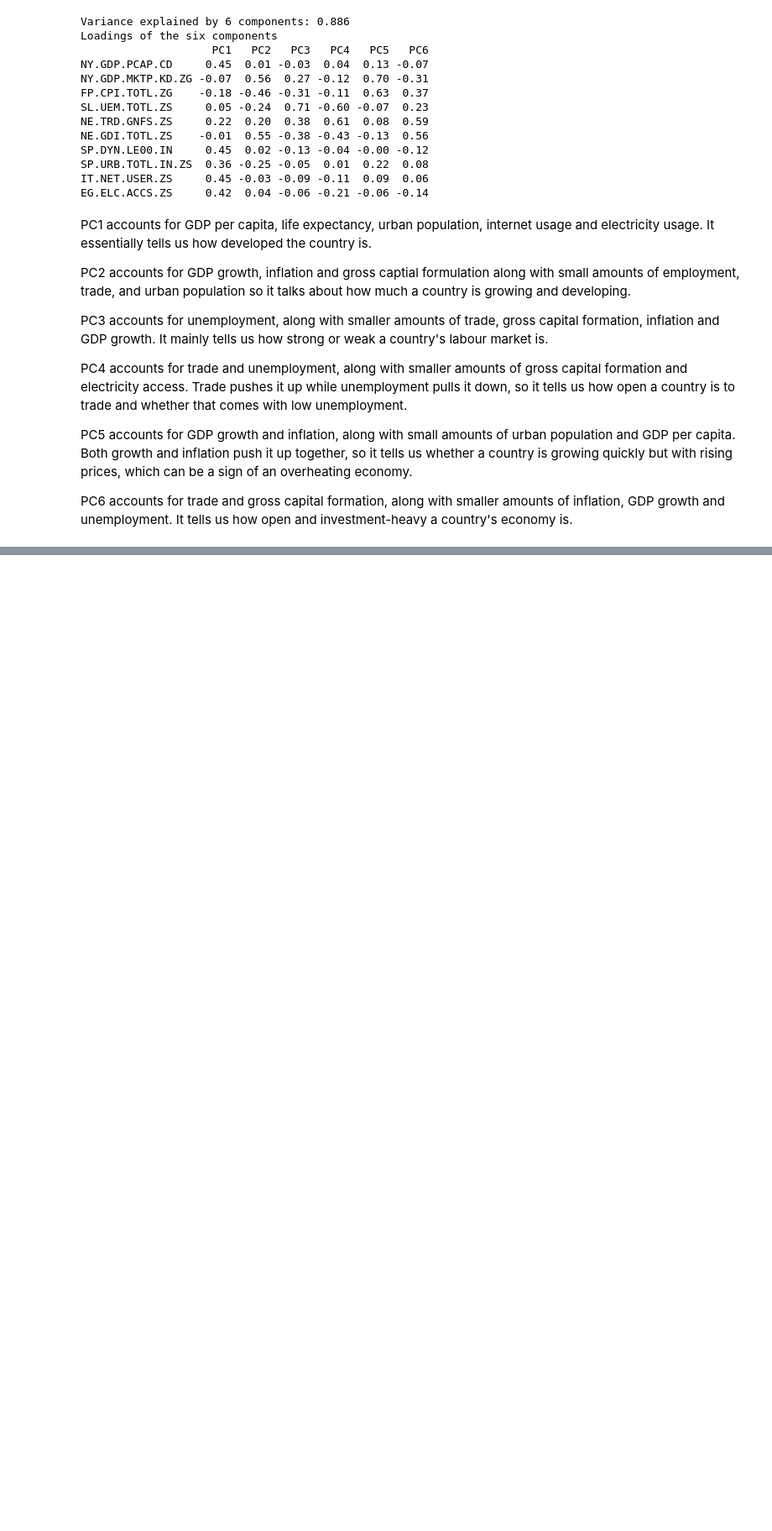
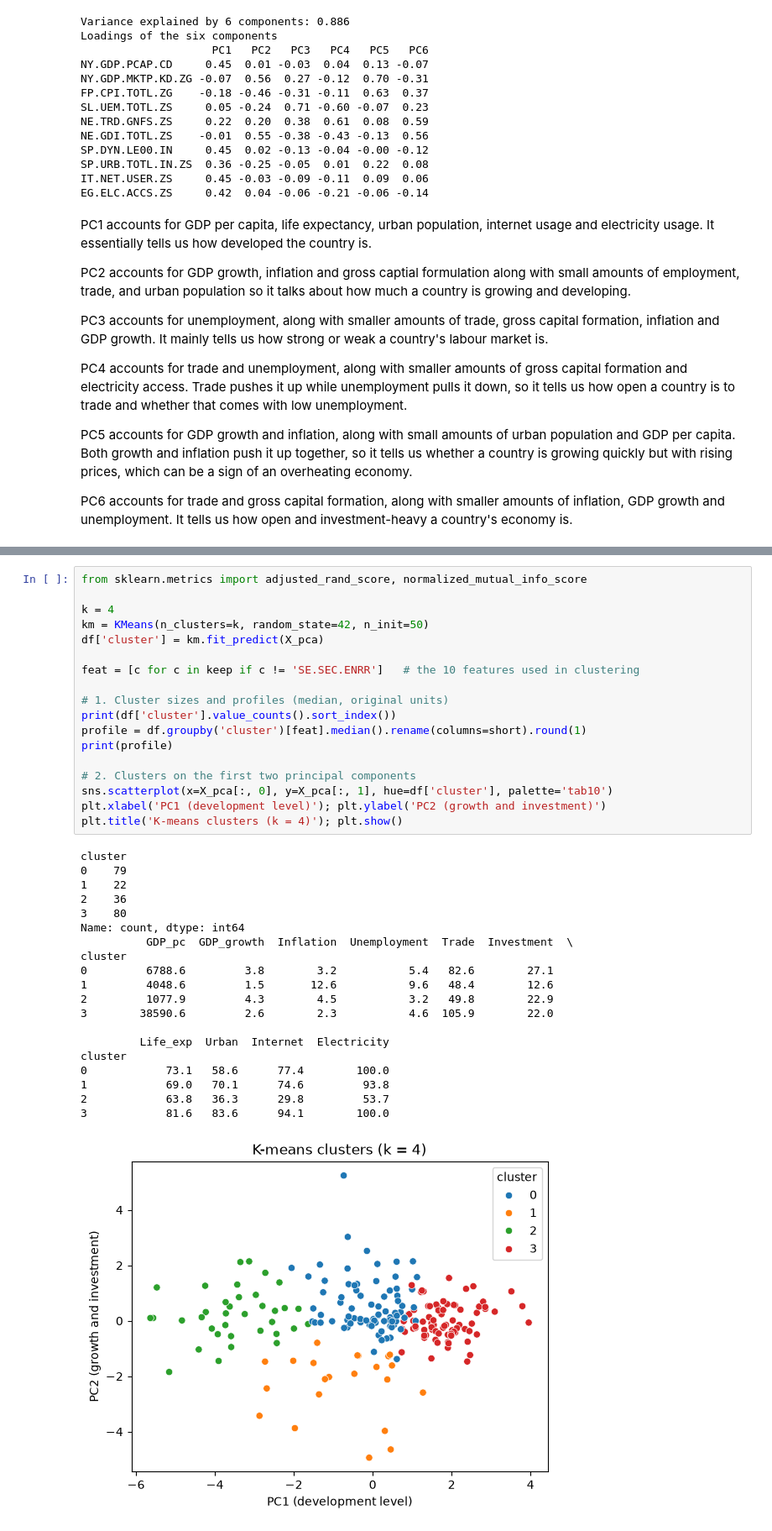
Before and after one commit to sahanakamdar/DS203_clustering, a Jupyter notebook: WDI_clustering.ipynb, the cells around one changed output, grey strips where cells are left out. Shown at 84% size. Saved outputs shown, nothing was run; the diff lists cells and outputs as text; blank space fills up the shorter version.

```diff
--- a/WDI_clustering.ipynb
+++ b/WDI_clustering.ipynb
@@ -390,0 +416,39 @@ PC6 accounts for trade and gross capital formation, along with smaller amounts o
+# %%
+from sklearn.metrics import adjusted_rand_score, normalized_mutual_info_score
+
+k = 4
+km = KMeans(n_clusters=k, random_state=42, n_init=50)
+df['cluster'] = km.fit_predict(X_pca)
+
+feat = [c for c in keep if c != 'SE.SEC.ENRR']   # the 10 features used in clustering
+
+# 1. Cluster sizes and profiles (median, original units)
+print(df['cluster'].value_counts().sort_index())
+profile = df.groupby('cluster')[feat].median().rename(columns=short).round(1)
+print(profile)
+
+# 2. Clusters on the first two principal components
+sns.scatterplot(x=X_pca[:, 0], y=X_pca[:, 1], hue=df['cluster'], palette='tab10')
+plt.xlabel('PC1 (development level)'); plt.ylabel('PC2 (growth and investment)')
+plt.title('K-means clusters (k = 4)'); plt.show()
+# %% [output]
+cluster
+0    79
+1    22
+2    36
+3    80
+Name: count, dtype: int64
+          GDP_pc  GDP_growth  Inflation  Unemployment  Trade  Investment  \
+cluster
+0         6788.6         3.8        3.2           5.4   82.6        27.1
+1         4048.6         1.5       12.6           9.6   48.4        12.6
+2         1077.9         4.3        4.5           3.2   49.8        22.9
+3        38590.6         2.6        2.3           4.6  105.9        22.0
+
+         Life_exp  Urban  Internet  Electricity
+cluster
+0            73.1   58.6      77.4        100.0
+1            69.0   70.1      74.6         93.8
+2            63.8   36.3      29.8         53.7
+3            81.6   83.6      94.1        100.0
+[figure, added]
```
Also changed, not shown: parts of 12 cells of this notebook.
